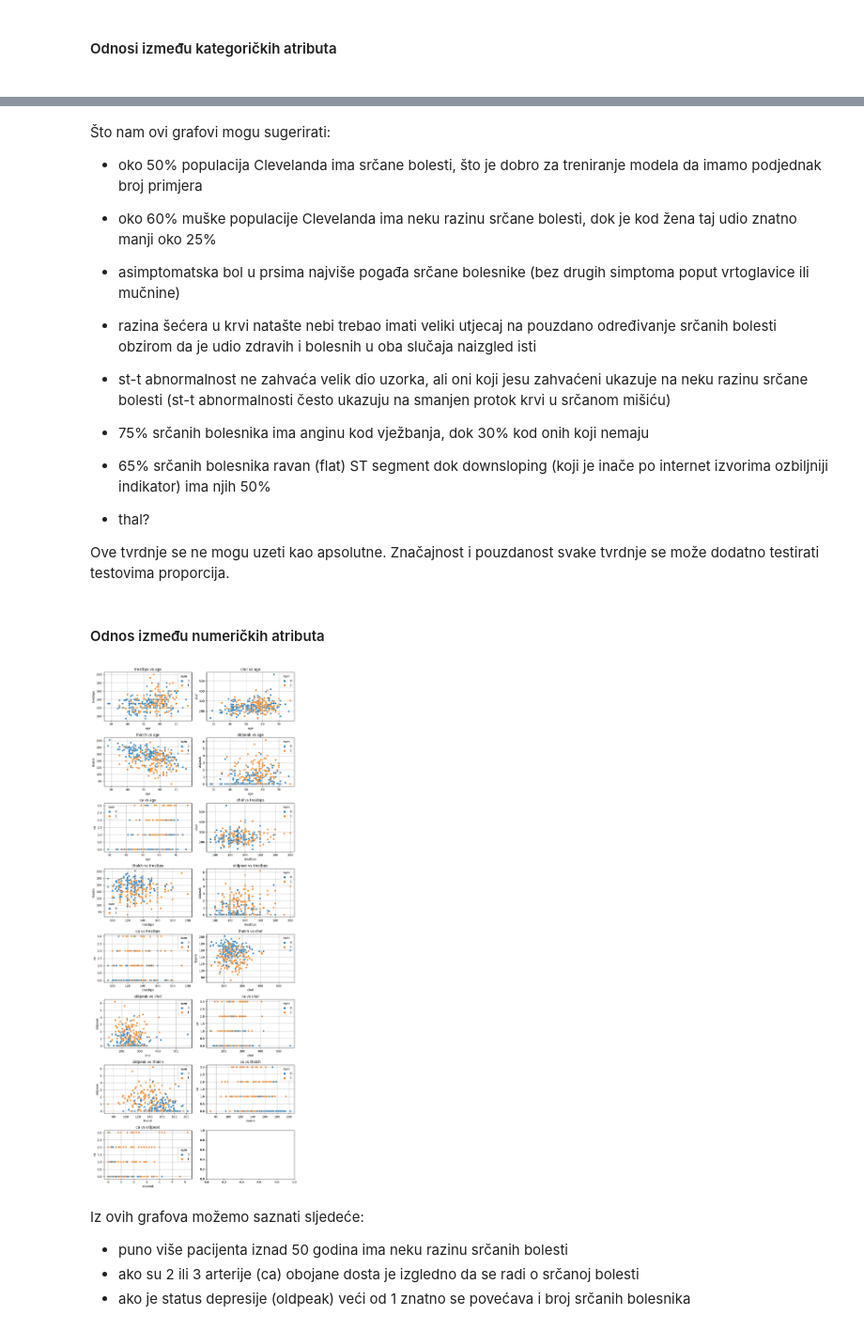
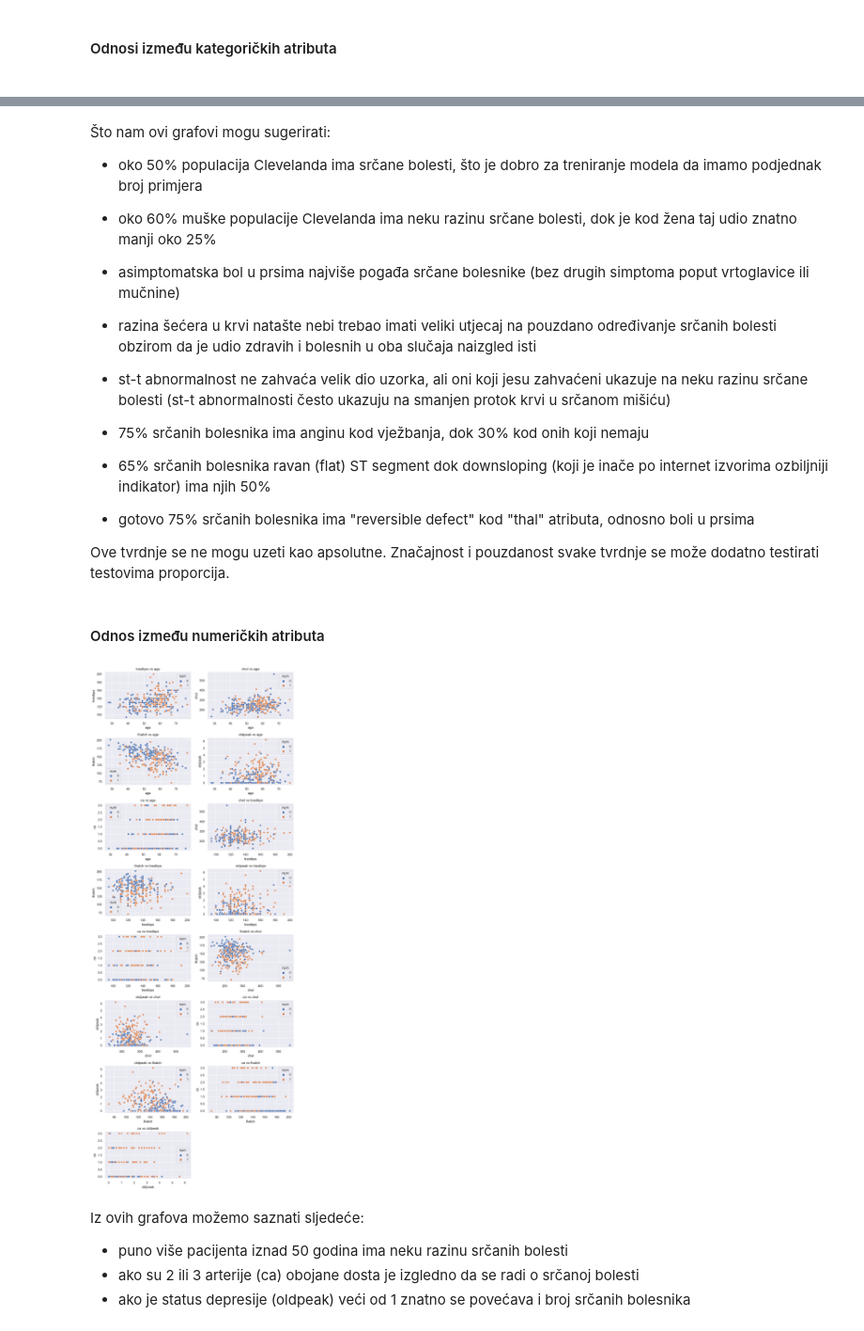
Before and after one commit to boltzman123/Heart-Failure-Disease-Prediction, a Jupyter notebook: Heart_Diesease_Detection.ipynb, the cells around one changed output, grey strips where cells are left out. Shown at 94% size. Drawn from its saved outputs; the diff is of its cells as text; code cells hidden in the pictures.

```diff
--- a/Heart_Diesease_Detection.ipynb
+++ b/Heart_Diesease_Detection.ipynb
@@ -111,0 +132,12 @@ dtype: object
+# %%
+from sklearn.preprocessing import LabelEncoder
+
+X_label_encoded = X.copy()
+X_label_encoded = X_label_encoded[X_label_encoded["dataset"] == "Cleveland"]
+X_label_encoded = X_label_encoded.drop(columns=["dataset"])
+object_columns = X_label_encoded.select_dtypes("object").columns.values
+
+le = LabelEncoder()
+
+for feature in object_columns:
+    X_label_encoded[feature] = le.fit_transform(X_label_encoded[feature])
@@ -112,13 +147,11 @@ dtype: object
 # %%
-object_columns = X.select_dtypes("object").columns
 
-X_numeric = X.loc[:, ~X.columns.isin(object_columns)]
-X_tmp_numeric = X_numeric.copy()
+X_label_encoded.loc[X_label_encoded["num"] > 0, "num"] = 1
 
-X_tmp_numeric.loc[X_tmp_numeric["num"] > 0, "num"] = 1
+correlation_matrix = X_label_encoded.corr()
+sns.set(rc={'figure.figsize':(20,8)})
 
-correlation_matrix = X_tmp_numeric.corr()
-sns.heatmap(X_tmp_numeric.corr(), annot=False)
+sns.heatmap(correlation_matrix, annot=False)
 
 def get_text_color(value, threshold=0.5):
     if abs(value) > threshold:
@@ -142,11 +177,17 @@ Također, srčane bolesti imaju srednje jaku negativnu korelaciju s thalch atrib
 # %% [markdown]
 <h4>Odnosi između kategoričkih atributa<h4>
+# %%
+X.loc[X["num"] > 0, "num"] = 1
+object_columns = X.select_dtypes("object").columns.values
 # %%
+X = X[X['dataset'] == 'Cleveland']
+
 X_categoric = X.loc[:, X.columns.isin(object_columns)]
 fig, ax = plt.subplots(2, 4, figsize=(27, 12))
 k = 0
 for i in range(2):
     for j in range(4):
+
         column_name = X_categoric.columns[k]
 
         X_tmp_good = X.loc[X.num == 0].groupby(column_name).count().loc[:, "age"].values
@@ -183,39 +224,44 @@ plt.show()
 
  - 65% srčanih bolesnika ravan (flat) ST segment dok downsloping (koji je inače po internet izvorima ozbiljniji indikator) ima njih 50%
 
-- thal?
+ - gotovo 75% srčanih bolesnika ima "reversible defect" kod "thal" atributa, odnosno boli u prsima
 
 Ove tvrdnje se ne mogu uzeti kao apsolutne. Značajnost i pouzdanost svake tvrdnje se može dodatno testirati testovima proporcija.
 # %% [markdown]
 <h4>Odnos između numeričkih atributa</h4>
 # %%
+X_numeric = X.loc[:, ~X.columns.isin(object_columns)]
 X_tmp_numeric = X_numeric.copy()
+
 X_tmp_numeric.loc[X_tmp_numeric["num"] > 0, "num"] = 1
 numeric_features = X_tmp_numeric.columns.values[:-1]
 
 n = len(numeric_features)
 valid_axes = [(i, j) for i in range(n-1) for j in range(i+1, n) if i != j and j > i]
 
 num_rows = 8
 num_cols = 2
 
 fig, axes = plt.subplots(num_rows, num_cols, figsize=(10, 25))
 
 for idx, (i, j) in enumerate(valid_axes):
     if idx == 15:
         break
     row = idx // num_cols
     col = idx % num_cols
     ax = axes[row, col]
     sns.scatterplot(data=X_tmp_numeric, x=numeric_features[i], y=numeric_features[j], hue="num", ax=ax)
     ax.grid(True)
     ax.set_title(f"{numeric_features[j]} vs {numeric_features[i]}")
 
 plt.tight_layout()
+fig.delaxes(axes[7, 1])
+
 plt.show()
+
 warnings.filterwarnings("ignore", category=FutureWarning, module="seaborn._oldcore")
 # %% [output]
-[figure, old version]
+[figure, new version]
 # %% [markdown]
 Iz ovih grafova možemo saznati sljedeće:
 
```
Also changed, not shown: parts of 23 cells of this notebook.
